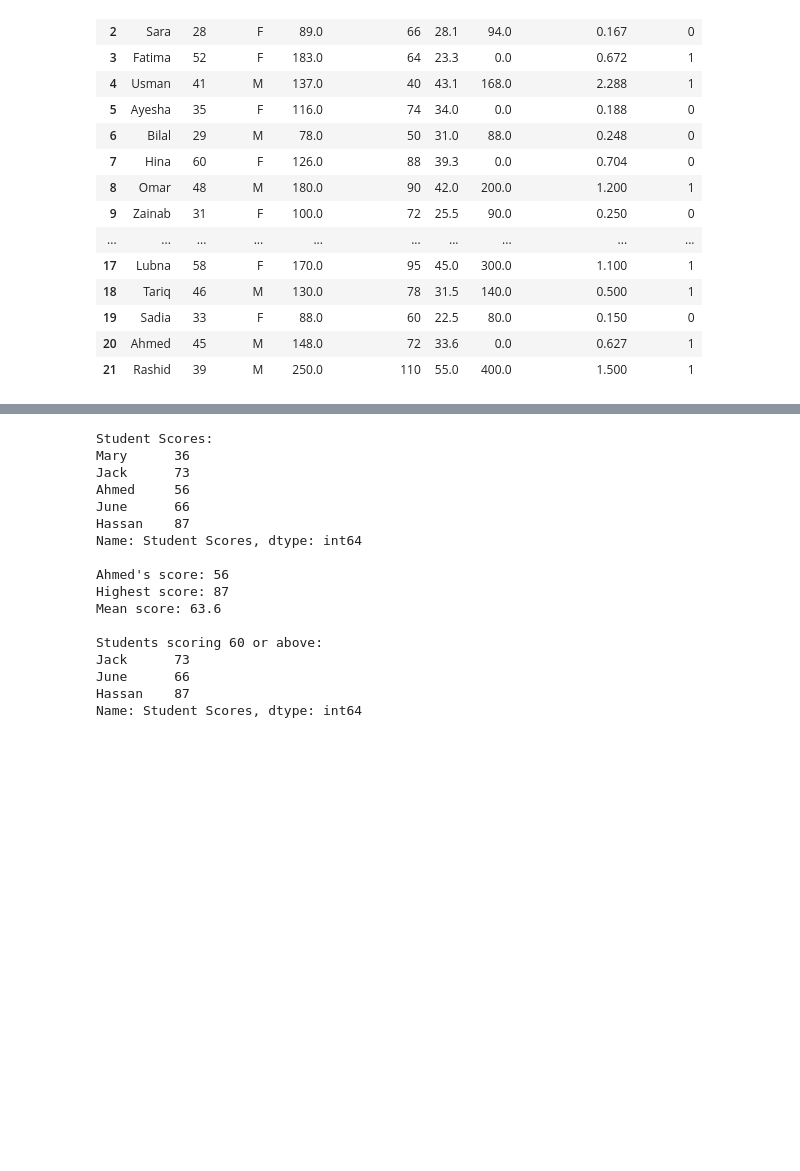
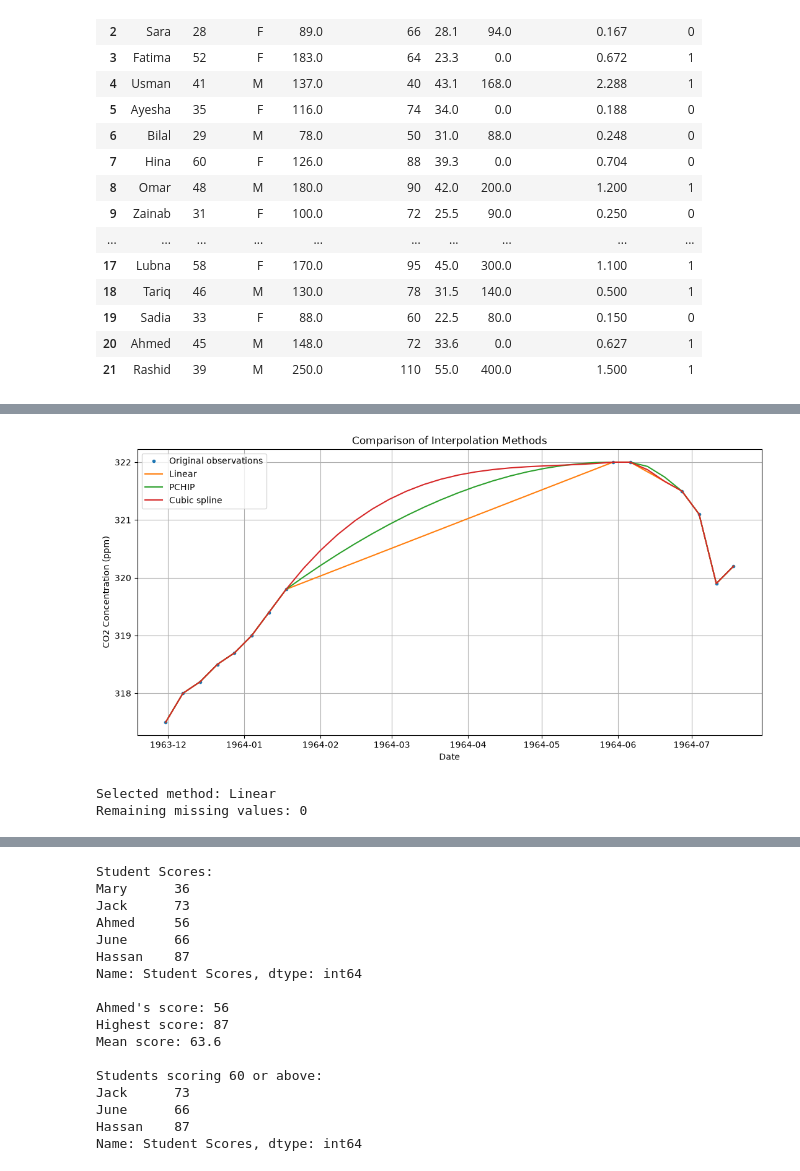
Before and after one commit to 786sag-code/ProgrammingForDA, a Jupyter notebook: app/DataAnalysis.ipynb, the cells around one changed output, grey strips where cells are left out. Saved outputs shown, nothing was run; the diff lists cells and outputs as text; code cells hidden in the pictures; blank space fills up the shorter version.

```diff
--- a/app/DataAnalysis.ipynb
+++ b/app/DataAnalysis.ipynb
@@ -24,0 +317,58 @@ df
+# %%
+# Interpolate original dataset
+linear_full = interpolate_co2(co2, 'linear')
+pchip_full = interpolate_co2(co2, 'pchip')
+cubic_full = interpolate_co2(co2, 'cubic')
+
+if len(missing_positions) > 0:
+
+    # Select a window around the longest gap
+    start = gap_start - pd.Timedelta(weeks=8)
+    end = gap_end + pd.Timedelta(weeks=8)
+
+    plt.figure(figsize=(13, 6))
+
+    plt.plot(
+        co2.loc[start:end],
+        'o',
+        label='Original observations',
+        markersize=3
+    )
+
+    plt.plot(
+        linear_full.loc[start:end],
+        label='Linear'
+    )
+
+    plt.plot(
+        pchip_full.loc[start:end],
+        label='PCHIP'
+    )
+
+    plt.plot(
+        cubic_full.loc[start:end],
+        label='Cubic spline'
+    )
+
+    plt.title('Comparison of Interpolation Methods')
+    plt.xlabel('Date')
+    plt.ylabel('CO2 Concentration (ppm)')
+    plt.legend()
+    plt.grid(True)
+    plt.show()
+# %% [output]
+[figure, added]
+# %%
+method_map = {
+    'Linear': linear_full,
+    'PCHIP': pchip_full,
+    'Cubic Spline': cubic_full
+}
+
+co2_filled = method_map[best_method]
+
+print("Selected method:", best_method)
+print("Remaining missing values:", co2_filled.isna().sum())
+# %% [output]
+Selected method: Linear
+Remaining missing values: 0
```
Also changed, not shown: parts of 31 cells of this notebook, 3 other files.
